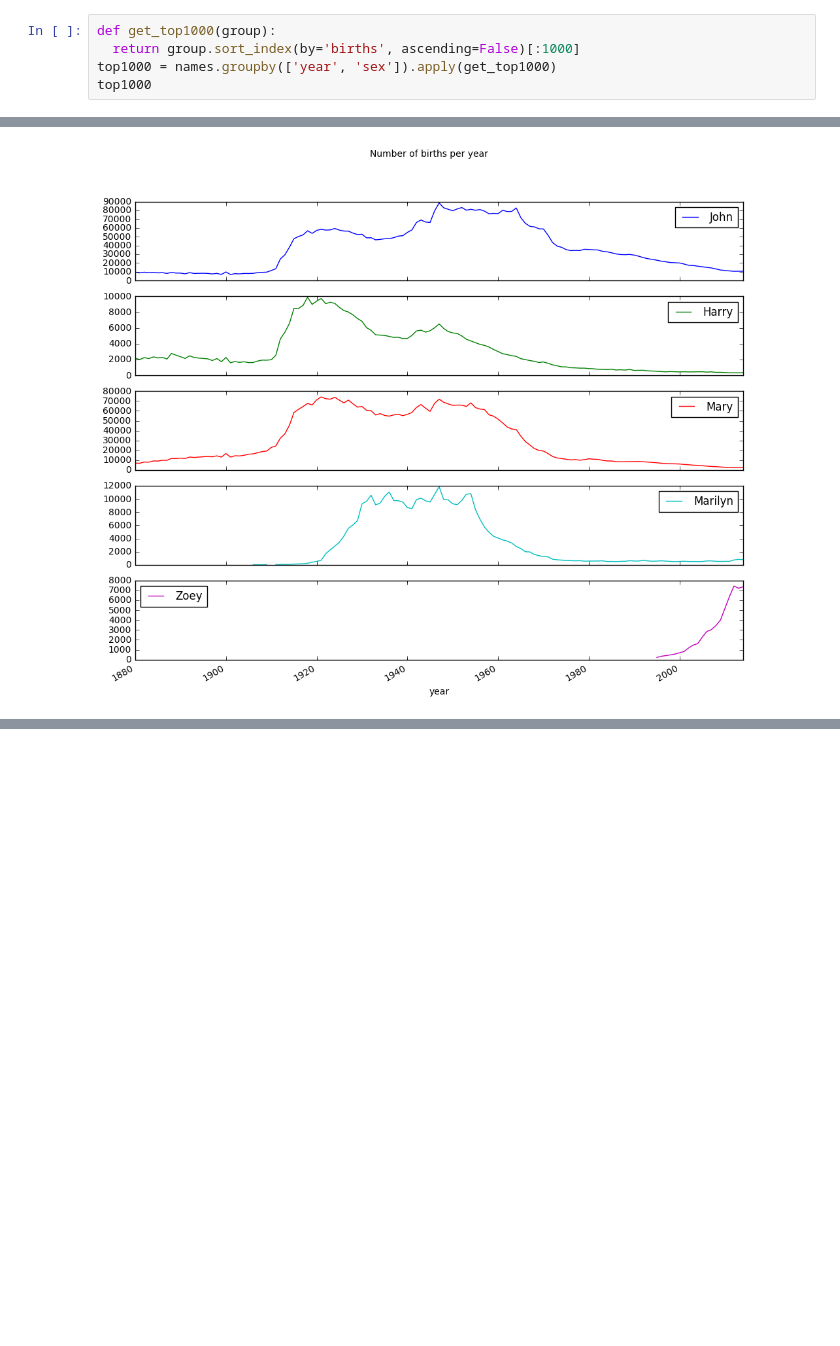
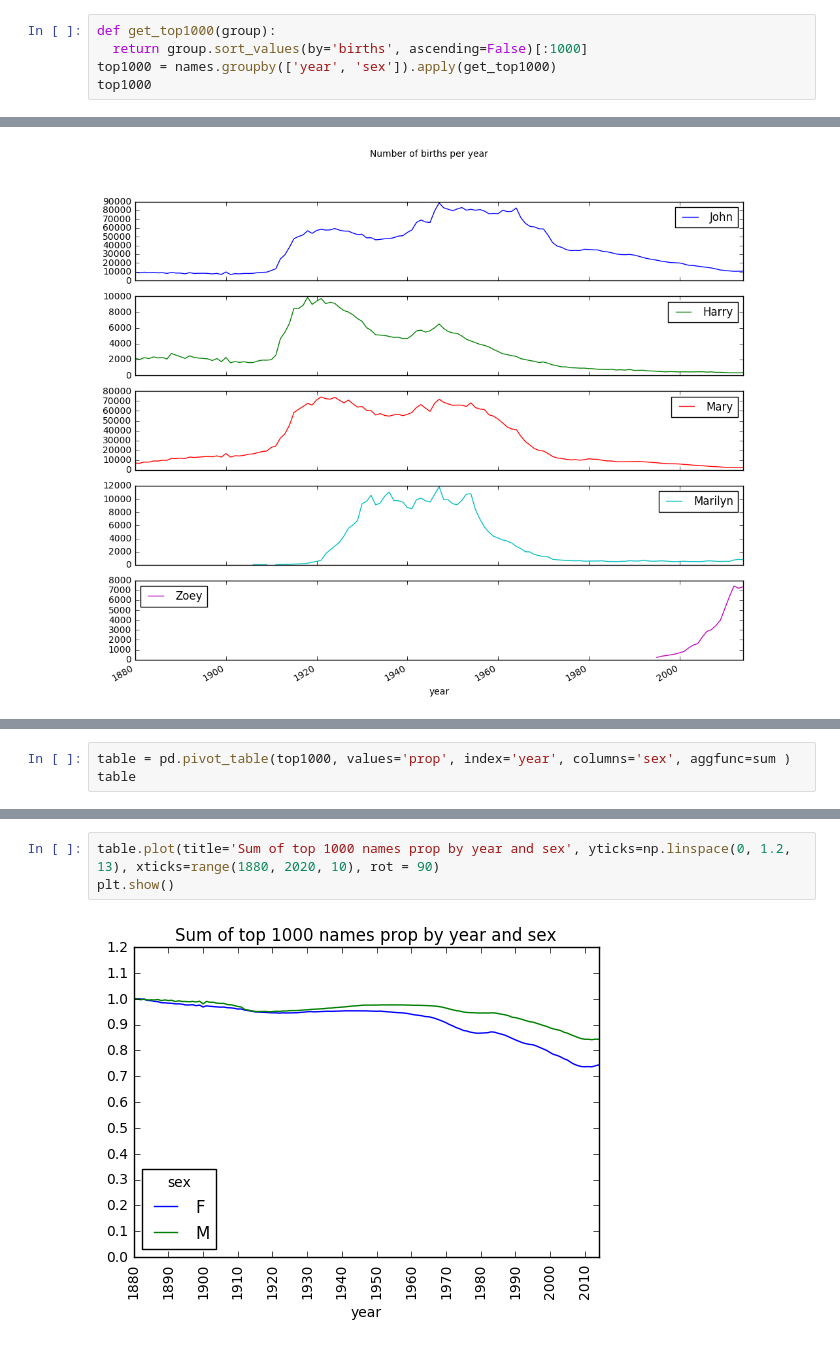
Before and after one commit to magizbox/python_data_build, a Jupyter notebook: chapter2/chapter2_note.ipynb, the cells around one changed output, grey strips where cells are left out. Drawn from its saved outputs; the diff is of its cells as text; blank space fills up the shorter version.

Commit message:
concise 2 data: Moive Len1M and USA baby name

```diff
--- a/chapter2/chapter2_note.ipynb
+++ b/chapter2/chapter2_note.ipynb
@@ -862,7 +864,7 @@ names
 Now we get top 1000 of each year/sex
 # %%
 def get_top1000(group):
-  return group.sort_index(by='births', ascending=False)[:1000]
+  return group.sort_values(by='births', ascending=False)[:1000]
 top1000 = names.groupby(['year', 'sex']).apply(get_top1000)
 top1000
 # %% [output]
@@ -990,0 +996,3 @@ plt.show()
+# %%
+table = pd.pivot_table(top1000, values='prop', index='year', columns='sex', aggfunc=sum )
+table
@@ -990,0 +1019,5 @@ plt.show()
+# %%
+table.plot(title='Sum of top 1000 names prop by year and sex', yticks=np.linspace(0, 1.2, 13), xticks=range(1880, 2020, 10), rot = 90)
+plt.show()
+# %% [output]
+[figure, added]
```
Also changed, not shown: parts of 32 cells of this notebook, 1 other file.
